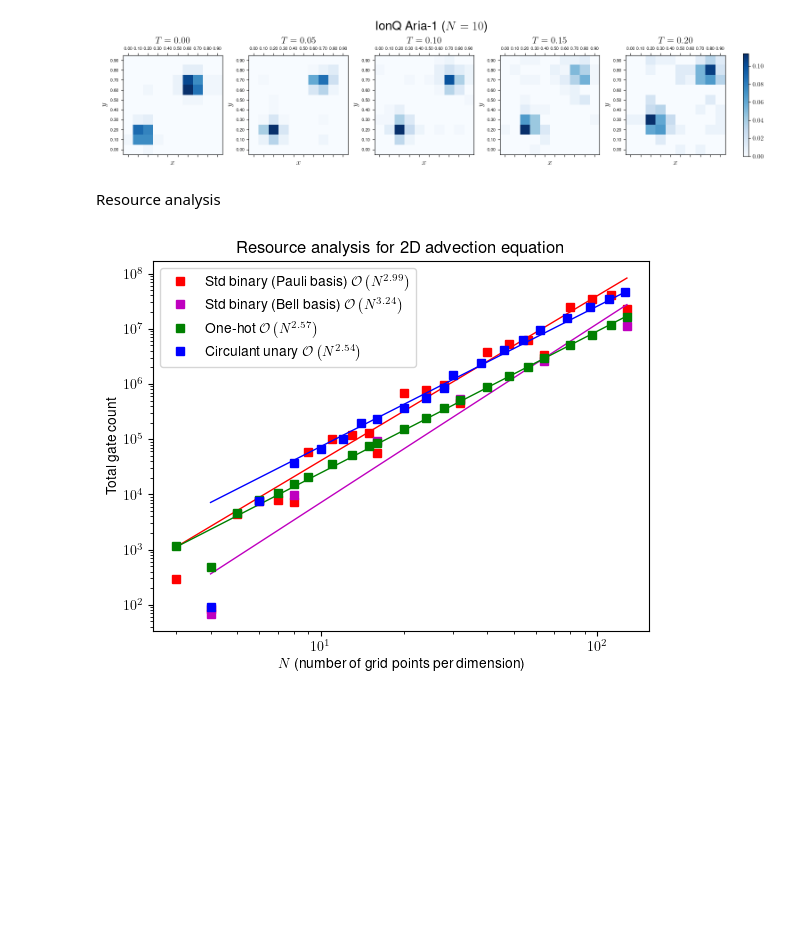
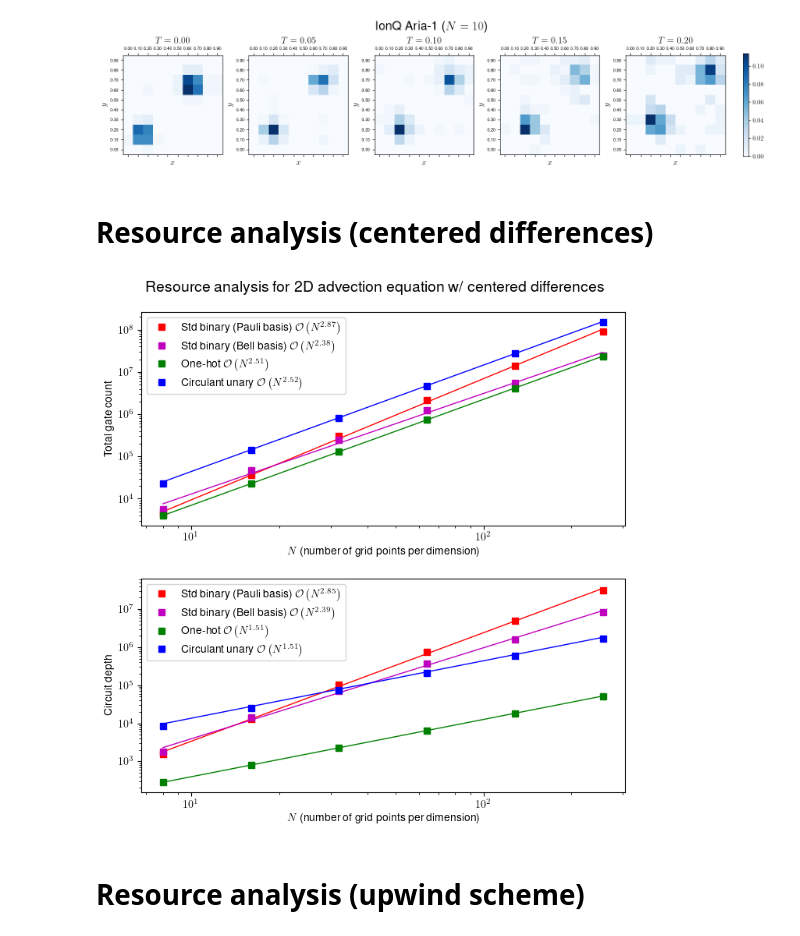
Before and after one commit to jli0108/quantum-diff-eq-ham-ebd, a Jupyter notebook: src/plot/figures_2d_advection.ipynb, the cells around one changed output. Cells and saved outputs as stored; diff of their text form; code cells hidden in the pictures; blank space fills up the shorter version.

Commit message:
update figure

```diff
--- a/src/plot/figures_2d_advection.ipynb
+++ b/src/plot/figures_2d_advection.ipynb
@@ -297,7 +299,7 @@ fig.colorbar(im, ax=axs.ravel().tolist(), shrink=0.9, pad=0.03)
 plt.savefig(join("..", "..", "figures", "advection_qpu.pdf"), bbox_inches="tight")
 # %% [output]
 [figure]
-# %% [markdown]
-Resource analysis
+# %% [markdown]
+# Resource analysis (centered differences)
 # %%
 std_binary_data = np.load("../resource_analysis_data/2d_advection/std_binary_second_order.npz")
@@ -351,34 +348,70 @@ for i in range(len(N_vals_binary)):
+# %%
+plot_indices = []
+for i in range(len(N_vals_one_hot)):
+    if np.log2(N_vals_one_hot[i]).is_integer():
+        plot_indices.append(i)
 # %%
 TICK_FONT = 5
 LEGEND_FONT = 7
 LABEL_FONT = 7
 TITLE_FONT = 8
 
 plt.rcParams.update({
     "text.usetex": True,
     "font.family": "sans-serif",
     "font.sans-serif": "Helvetica",
 })
 
-plt.plot(N_vals_binary[plot_indices], binary_gate_count[plot_indices], 's', color='red', label=fr"Std binary (Pauli basis) $\mathcal{{O}}\left(N^{{{binary_fit[0]:0.2f}}}\right)$")
-plt.plot(N_vals_binary, np.exp(binary_fit[1]) * N_vals_binary ** (binary_fit[0]), 'r-', linewidth=1)
 
-plt.plot(N_vals_bell_basis, bell_basis_gate_count, 's', color='m', label=fr"Std binary (Bell basis) $\mathcal{{O}}\left(N^{{{bell_basis_fit[0]:0.2f}}}\right)$")
-plt.plot(N_vals_bell_basis, np.exp(bell_basis_fit[1]) * N_vals_bell_basis ** (bell_basis_fit[0]), 'm-', linewidth=1)
+fig = plt.figure(figsize=(8,8))
+gs = fig.add_gridspec(2, hspace=0.25)
+axs = gs.subplots()
 
-plt.plot(N_vals_one_hot[plot_indices], one_hot_gate_count[plot_indices], 's', color='g', label=rf"One-hot $\mathcal{{O}}\left(N^{{{one_hot_fit[0]:0.2f}}}\right)$")
-plt.plot(N_vals_one_hot, np.exp(one_hot_fit[1]) * N_vals_one_hot ** (one_hot_fit[0]), 'g-', linewidth=1)
+axs[0].plot(N_vals_binary, binary_gate_count, 's', color='red', label=fr"Std binary (Pauli basis) $\mathcal{{O}}\left(N^{{{binary_fit_gate_count[0]:0.2f}}}\right)$")
+axs[0].plot(N_vals_binary, np.exp(binary_fit_gate_count[1]) * N_vals_binary ** (binary_fit_gate_count[0]), 'r-', linewidth=1)
 
-plt.plot(N_vals_unary[plot_indices[:-4]], unary_gate_count[plot_indices[:-4]], 's', color='b', label=rf"Circulant unary $\mathcal{{O}}\left(N^{{{unary_fit[0]:0.2f}}}\right)$")
-plt.plot(N_vals_unary, np.exp(unary_fit[1]) * N_vals_unary ** (unary_fit[0]), 'b-', linewidth=1)
+axs[0].plot(N_vals_bell_basis, bell_basis_gate_count, 's', color='m', label=fr"Std binary (Bell basis) $\mathcal{{O}}\left(N^{{{bell_basis_fit_gate_count[0]:0.2f}}}\right)$")
+axs[0].plot(N_vals_bell_basis, np.exp(bell_basis_fit_gate_count[1]) * N_vals_bell_basis ** (bell_basis_fit_gate_count[0]), 'm-', linewidth=1)
 
-plt.yscale("log")
-plt.xscale("log")
-plt.xlabel(r"$N$ (number of grid points per dimension)")
-plt.ylabel("Total gate count")
-plt.title("Resource analysis for 2D advection equation")
-plt.legend()
-plt.savefig("../../figures/advection_resource_analysis.pdf", bbox_inches='tight')
+axs[0].plot(N_vals_one_hot[plot_indices], one_hot_gate_count[plot_indices], 's', color='g', label=rf"One-hot $\mathcal{{O}}\left(N^{{{one_hot_fit_gate_count[0]:0.2f}}}\right)$")
+axs[0].plot(N_vals_one_hot, np.exp(one_hot_fit_gate_count[1]) * N_vals_one_hot ** (one_hot_fit_gate_count[0]), 'g-', linewidth=1)
+
+axs[0].plot(N_vals_unary[plot_indices], unary_gate_count[plot_indices], 's', color='b', label=rf"Circulant unary $\mathcal{{O}}\left(N^{{{unary_fit_gate_count[0]:0.2f}}}\right)$")
+axs[0].plot(N_vals_unary, np.exp(unary_fit_gate_count[1]) * N_vals_unary ** (unary_fit_gate_count[0]), 'b-', linewidth=1)
+
+axs[0].set_xlabel(r"$N$ (number of grid points per dimension)")
+axs[0].set_ylabel("Total gate count")
+axs[0].set_yscale("log")
+axs[0].set_xscale("log")
+axs[0].legend(loc="upper left")
+
+
+axs[1].plot(N_vals_binary, binary_circ_depth, 's', color='red', label=fr"Std binary (Pauli basis) $\mathcal{{O}}\left(N^{{{binary_fit_circ_depth[0]:0.2f}}}\right)$")
+axs[1].plot(N_vals_binary, np.exp(binary_fit_circ_depth[1]) * N_vals_binary ** (binary_fit_circ_depth[0]), 'r-', linewidth=1)
+
+axs[1].plot(N_vals_bell_basis, bell_basis_circ_depth, 's', color='m', label=fr"Std binary (Bell basis) $\mathcal{{O}}\left(N^{{{bell_basis_fit_circ_depth[0]:0.2f}}}\right)$")
+axs[1].plot(N_vals_bell_basis, np.exp(bell_basis_fit_circ_depth[1]) * N_vals_bell_basis ** (bell_basis_fit_circ_depth[0]), 'm-', linewidth=1)
+
+axs[1].plot(N_vals_one_hot[plot_indices], one_hot_circ_depth[plot_indices], 's', color='g', label=rf"One-hot $\mathcal{{O}}\left(N^{{{one_hot_fit_circ_depth[0]:0.2f}}}\right)$")
+axs[1].plot(N_vals_one_hot, np.exp(one_hot_fit_circ_depth[1]) * N_vals_one_hot ** (one_hot_fit_circ_depth[0]), 'g-', linewidth=1)
+
+axs[1].plot(N_vals_unary[plot_indices], unary_circ_depth[plot_indices], 's', color='b', label=rf"Circulant unary $\mathcal{{O}}\left(N^{{{unary_fit_circ_depth[0]:0.2f}}}\right)$")
+axs[1].plot(N_vals_unary, np.exp(unary_fit_circ_depth[1]) * N_vals_unary ** (unary_fit_circ_depth[0]), 'b-', linewidth=1)
+
+axs[1].set_yscale("log")
+axs[1].set_xscale("log")
+axs[1].set_xlabel(r"$N$ (number of grid points per dimension)")
+axs[1].set_ylabel("Circuit depth")
+# plt.figtext(x=0.4, y=0.925, s=r"$\frac{\partial u}{\partial t} + \frac{\partial u}{\partial x} + \frac{\partial u}{\partial y} = 0$", size=14)
+axs[1].legend(loc="upper left")
+
+
+
+fig.suptitle("Resource analysis for 2D advection equation w/ centered differences", y=0.93, size=14)
+
+plt.savefig("../../figures/Fig_4A.pdf", bbox_inches='tight')
 plt.show()
 # %% [output]
-[figure, old version]
+[figure, new version]
+# %% [markdown]
+# Resource analysis (upwind scheme)
```
Also changed, not shown: parts of 6 cells of this notebook.
